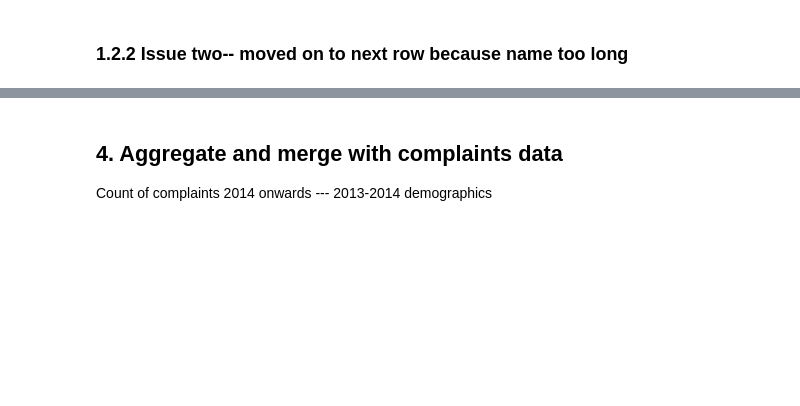
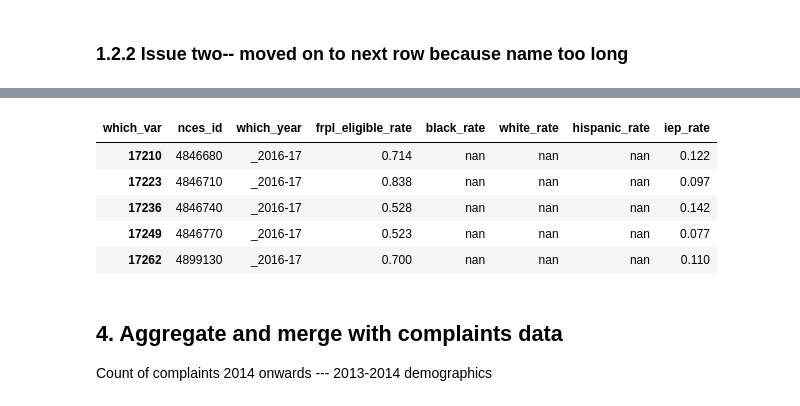
Before and after one commit to rebeccajohnson88/rights_towhat_chapter, a Jupyter notebook: code/texas_filings/01_merge_withdem_tx.ipynb, the cells around one changed output, grey strips where cells are left out. Drawn from its saved outputs; the diff is of its cells as text; code cells hidden in the pictures; blank space fills up the shorter version.

```diff
--- a/code/texas_filings/01_merge_withdem_tx.ipynb
+++ b/code/texas_filings/01_merge_withdem_tx.ipynb
@@ -875,0 +434,4 @@ crdc_rates_tomerge  = pd.concat(dfs_crdc, axis=1).reset_index().rename(columns =
+# %%
+
+enrollment_vars = [col for col in cc_data_merged if 'TOTAL_STUDENTS' in col]
+base_name_raw = 'TOTAL_STUDENTS_ALL_GRADES__EXCLUDES_AE___DISTRICT_'
@@ -875,0 +479,19 @@ crdc_rates_tomerge  = pd.concat(dfs_crdc, axis=1).reset_index().rename(columns =
+# %%
+black_rate = aggregate_nces(var_pattern = "BLACK_STUDENTS__PUBLIC_SCHOOL_",
+                              varname_clean = "black",
+                               enrollment_vars = race_enrollment_vars,
+                               base_name_raw = "TOTAL_RACE/ETHNICITY__PUBLIC_SCHOOL_",
+                           id_col = ['nces_id'],
+                           cc_data_merged = cc_data_merged)
+white_rate = aggregate_nces(var_pattern = "WHITE_STUDENTS__PUBLIC_SCHOOL_",
+                              varname_clean = "white",
+                               enrollment_vars = race_enrollment_vars,
+                               base_name_raw = "TOTAL_RACE/ETHNICITY__PUBLIC_SCHOOL_",
+                           id_col = ['nces_id'],
+                           cc_data_merged = cc_data_merged)
+hisp_rate = aggregate_nces(var_pattern = "HISPANIC_STUDENTS__PUBLIC_SCHOOL_",
+                              varname_clean = "hispanic",
+                               enrollment_vars = race_enrollment_vars,
+                               base_name_raw = "TOTAL_RACE/ETHNICITY__PUBLIC_SCHOOL_",
+                          id_col = ['nces_id'],
+                          cc_data_merged = cc_data_merged)
@@ -876,3 +514,30 @@ crdc_rates_tomerge  = pd.concat(dfs_crdc, axis=1).reset_index().rename(columns =
+# %%
+iep_rate = aggregate_nces(var_pattern = "INDIVIDUALIZED_EDUCATION_PROGRAM_STUDENTS__DISTRICT_",
+                              varname_clean = "iep",
+                          id_col = ['nces_id'],
+                          cc_data_merged = cc_data_merged,
+                          enrollment_vars = enrollment_vars,
+                          base_name_raw = base_name_raw)
+# %%
+## merge into one df
+
+dfs = [df.set_index(['nces_id',
+                     'which_year']) for df in [frpl_rate, black_rate, white_rate, hisp_rate,
+                                              iep_rate]]
+
+cc_dem_rates = pd.concat(dfs, axis=1).reset_index()
+
+
+
+## use demographics at baseline-ish
+## maybe exclude 2012
+# %% [output]
+| which_var | nces_id | which_year | frpl_eligible_rate | black_rate | white_rate | hispanic_rate | iep_rate |
+| 17210 | 4846680 | _2016-17 | 0.714 | nan | nan | nan | 0.122 |
+| 17223 | 4846710 | _2016-17 | 0.838 | nan | nan | nan | 0.097 |
+| 17236 | 4846740 | _2016-17 | 0.528 | nan | nan | nan | 0.142 |
+| 17249 | 4846770 | _2016-17 | 0.523 | nan | nan | nan | 0.077 |
+| 17262 | 4899130 | _2016-17 | 0.700 | nan | nan | nan | 0.110 |
 # %% [markdown]
 ## 4. Aggregate and merge with complaints data
 
```
Also changed, not shown: parts of 65 cells of this notebook.
